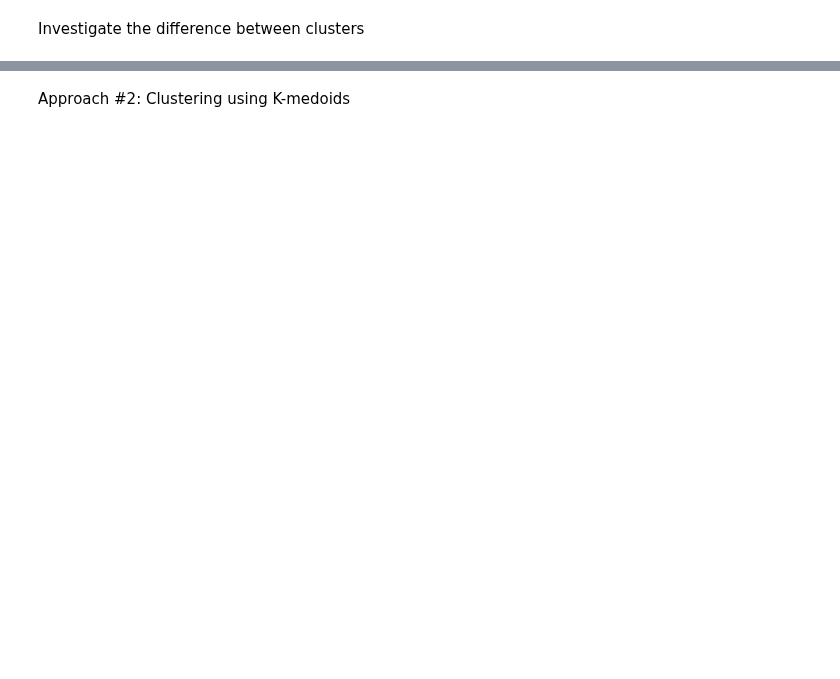
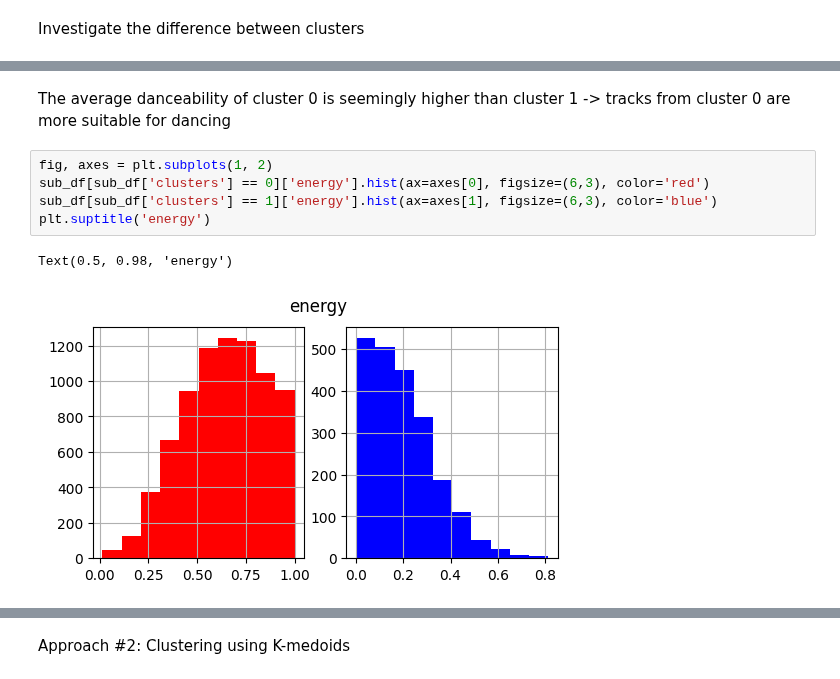
Before and after one commit to ninh-nd/spotify-rec, a Jupyter notebook: seed/data.ipynb, the cells around one changed output, grey strips where cells are left out. Drawn from its saved outputs; the diff is of its cells as text; blank space fills up the shorter version.

```diff
--- a/seed/data.ipynb
+++ b/seed/data.ipynb
@@ -178,0 +196,10 @@ Investigate the difference between clusters
+# %% [markdown]
+The average danceability of cluster 0 is seemingly higher than cluster 1 -> tracks from cluster 0 are more suitable for dancing
+# %%
+fig, axes = plt.subplots(1, 2)
+sub_df[sub_df['clusters'] == 0]['energy'].hist(ax=axes[0], figsize=(6,3), color='red')
+sub_df[sub_df['clusters'] == 1]['energy'].hist(ax=axes[1], figsize=(6,3), color='blue')
+plt.suptitle('energy')
+# %% [output]
+Text(0.5, 0.98, 'energy')
+[figure, added]
```
Also changed, not shown: parts of 28 cells of this notebook.
